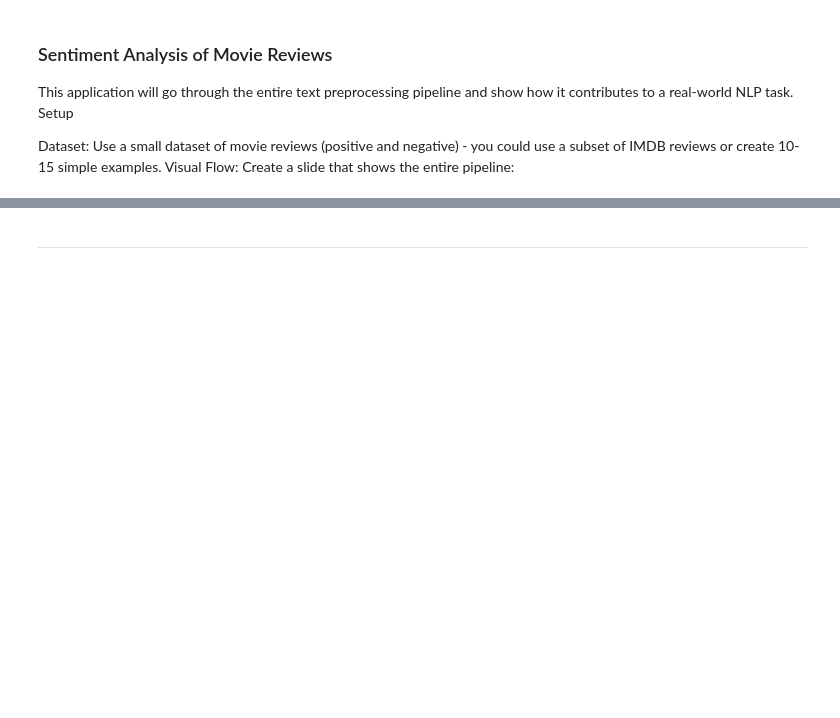
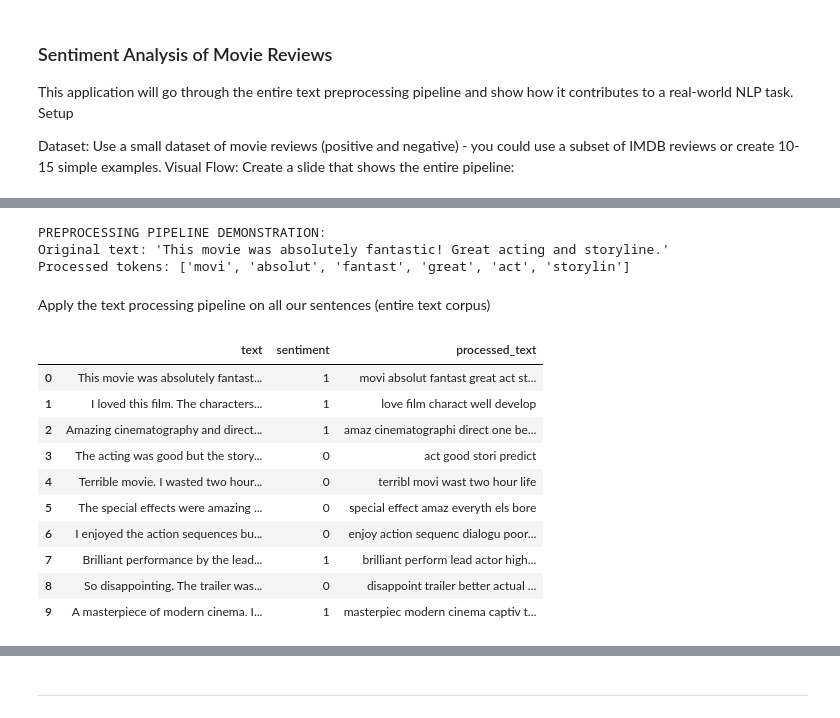
Before and after one commit to msfasha/307307-BI-Methods, a Jupyter notebook: 20242-NLP-LLM/lecture notes/Part 1 - Introduction to NLP/1-introduction_to_nlp.ipynb, the cells around one changed output, grey strips where cells are left out. Drawn from its saved outputs; the diff is of its cells as text; code cells hidden in the pictures; blank space fills up the shorter version.

```diff
--- a/20242-NLP-LLM/lecture notes/Part 1 - Introduction to NLP/1-introduction_to_nlp.ipynb
+++ b/20242-NLP-LLM/lecture notes/Part 1 - Introduction to NLP/1-introduction_to_nlp.ipynb
@@ -366,0 +254,75 @@ Predicted sentiment: Negative
+# %%
+# Step 1: Tokenization
+def tokenize_text(text):
+    tokens = word_tokenize(text)
+    # print(f"Sentence after tokenization: {tokens}") # uncomment if need to see results
+    return tokens
+
+# Step 2: Normalization
+def normalize_tokens(tokens):
+    # Convert to lowercase and remove punctuation
+    normalized = [re.sub(r'[^\w\s]', '', token.lower()) for token in tokens]
+    normalized = [token for token in normalized if token]  # Remove empty strings
+    # print(f"Tokens after normalization: {normalized}") # uncomment if need to see results
+    return normalized
+
+# Step 3: Remove stop words
+def remove_stopwords(tokens):
+    stop_words = set(stopwords.words('english'))
+    filtered = [token for token in tokens if token not in stop_words]
+    # print(f"Tokens after stopword removal: {filtered}") # uncomment if need to see results
+    return filtered
+
+# Step 4a: Stemming
+def stem_tokens(tokens):
+    stemmer = PorterStemmer()
+    stemmed = [stemmer.stem(token) for token in tokens]
+    # print(f"Tokesn after stemming: {stemmed}") # uncomment if need to see results
+    return stemmed
+
+# Step 4b: Lemmatization
+def lemmatize_tokens(tokens):
+    lemmatizer = WordNetLemmatizer()
+    lemmatized = [lemmatizer.lemmatize(token) for token in tokens]
+    # print(f"Tokens after lemmatization: {lemmatized}") # uncomment if need to see results
+    return lemmatized
+
+# Complete preprocessing pipeline
+def preprocess_text(text, use_stemming=True):
+    tokens = tokenize_text(text)
+    normalized_tokens = normalize_tokens(tokens)
+    no_stopwords = remove_stopwords(normalized_tokens)
+
+    if use_stemming:
+        return stem_tokens(no_stopwords)
+    else:
+        return lemmatize_tokens(no_stopwords)
+
+# Demonstrate the preprocessing pipeline on one example
+print("PREPROCESSING PIPELINE DEMONSTRATION:")
+sample_text = df['text'][0]
+print(f"Original text: '{sample_text}'")
+processed_tokens = preprocess_text(sample_text, use_stemming=True)
+print(f"Processed tokens: {processed_tokens}")
+print("\n")
+# %% [output]
+PREPROCESSING PIPELINE DEMONSTRATION:
+Original text: 'This movie was absolutely fantastic! Great acting and storyline.'
+Processed tokens: ['movi', 'absolut', 'fantast', 'great', 'act', 'storylin']
+# %% [markdown]
+Apply the text processing pipeline on all our sentences (entire text corpus)
+# %%
+df['processed_text'] = df['text'].apply(lambda x: ' '.join(preprocess_text(x, use_stemming=True)))
+df
+# %% [output]
+|  | text | sentiment | processed_text |
+| 0 | This movie was absolutely fantast... | 1 | movi absolut fantast great act st... |
+| 1 | I loved this film. The characters... | 1 | love film charact well develop |
+| 2 | Amazing cinematography and direct... | 1 | amaz cinematographi direct one be... |
+| 3 | The acting was good but the story... | 0 | act good stori predict |
+| 4 | Terrible movie. I wasted two hour... | 0 | terribl movi wast two hour life |
+| 5 | The special effects were amazing ... | 0 | special effect amaz everyth els bore |
+| 6 | I enjoyed the action sequences bu... | 0 | enjoy action sequenc dialogu poor... |
+| 7 | Brilliant performance by the lead... | 1 | brilliant perform lead actor high... |
+| 8 | So disappointing. The trailer was... | 0 | disappoint trailer better actual ... |
+| 9 | A masterpiece of modern cinema. I... | 1 | masterpiec modern cinema captiv t... |
```
Also changed, not shown: parts of 30 cells of this notebook, 2 other files.
